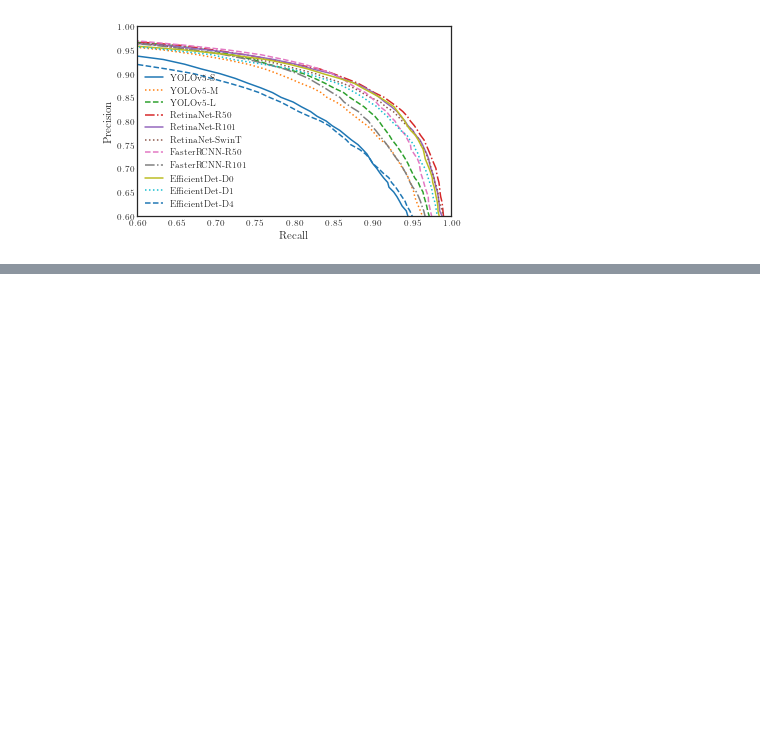
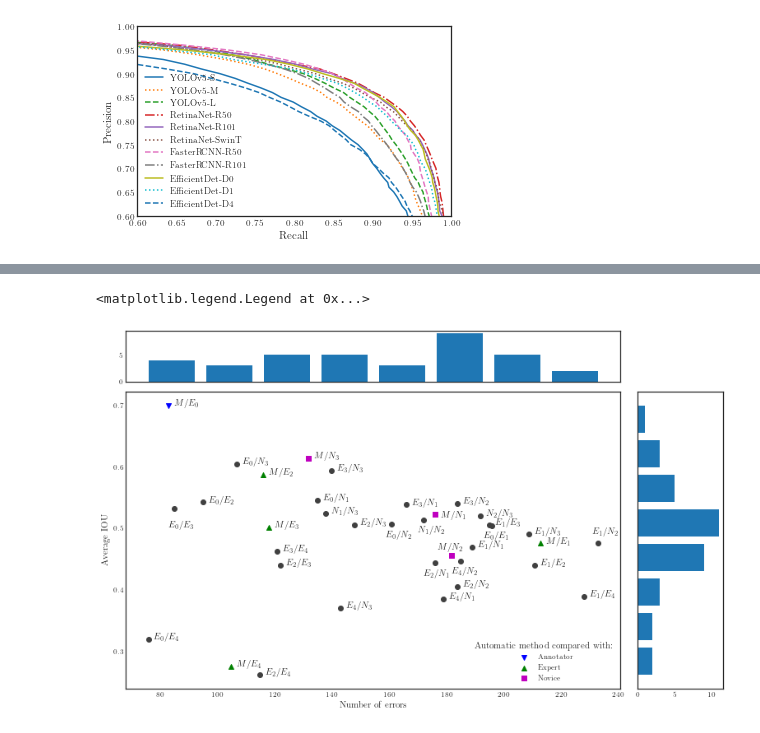
Before and after one commit to kuntiik/MT, a Jupyter notebook: notebooks/paper_plots.ipynb, the cells around one changed output, grey strips where cells are left out. Saved outputs shown, nothing was run; the diff lists cells and outputs as text; code cells hidden in the pictures; blank space fills up the shorter version.

```diff
--- a/notebooks/paper_plots.ipynb
+++ b/notebooks/paper_plots.ipynb
@@ -209,0 +291,63 @@ figz
+# %%
+from matplotlib.gridspec import GridSpec
+import numpy as np
+gs=GridSpec(6,6)
+#fig, ax0 = plt.subplots(figsize=(11, 6))
+fig = plt.figure(figsize=(13, 8))
+ax = fig.add_subplot(gs[1:6, 0:5])
+ax_hist_y = fig.add_subplot(gs[0,0:5])
+ax_hist_x = fig.add_subplot(gs[1:6, 5])
+ax_hist_x.hist(ious,histtype='bar',rwidth=0.8,bins=8,orientation='horizontal')
+ax_hist_y.hist(errors,histtype='bar',rwidth=0.8,bins=8,orientation='vertical')
+ax_hist_y.axes.get_xaxis().set_visible(False)
+ax_hist_x.axes.get_yaxis().set_visible(False)
+names_text = [names_dict[eval(n)[0]] + '/' + names_dict[eval(n)[1]] for n in names]
+names_text, ious, errors = np.array(names_text), np.array(ious), np.array(errors)
+colors = []
+# offsets for point labels to avoid overlaps, in units of error and IoU
+hints={"$E_1$/$N_2$": (-2,0.015),
+           "$E_0$/$E_1$": (-3,-0.02),
+           "$N_1$/$N_2$": (-2,-0.02),
+           "$E_2$/$N_1$": (-4,-0.02),
+           "$E_4$/$N_2$": (-3,-0.02),
+           "$M$/$N_2$": (-5,0.01),
+           "$M$/$N_1$": (2,-0.005),
+           "$E_0$/$N_2$": (-2,-0.02),
+           "$E_0$/$E_3$": (-2,-0.03),
+}
+
+
+for n in names_text:
+        if 'M$/$E_0' in n:
+            colors.append(0)
+        elif 'E' in n and 'M' in n:
+            colors.append(1)
+        elif 'M' in n:
+            colors.append(2)
+        else:
+            colors.append(3)
+
+colors = np.array(colors)
+cmap = ['b', 'g', 'm', '0.25']
+markers = ['v', '^', 's', 'o']
+labels = ['Annotator', 'Expert', 'Novice', '']
+for idx in range(4):
+        em = errors[colors == idx]
+        im = ious[colors == idx]
+        nm = names_text[colors == idx]
+        ax.scatter(x=em, y=im, c=cmap[idx], marker=markers[idx], label=labels[idx])
+
+        for e, i, n in zip(em, im, nm):
+            #print(f"annotating '{n}'")
+            try:
+               offsets=hints[n]
+               #print(f"    hint for offset found: {offsets}")
+            except KeyError:
+               offsets=(2,0)
+            ax.annotate(n, xy=(e + offsets[0], i+offsets[1]))
+ax.set_xlabel('Number of errors')
+ax.set_ylabel('Average IOU')
+ax.legend(title='Automatic method compared with:', loc='lower right')
+# %% [output]
+<matplotlib.legend.Legend at 0x...>
+[figure, added]
```
Also changed, not shown: parts of 9 cells of this notebook.
